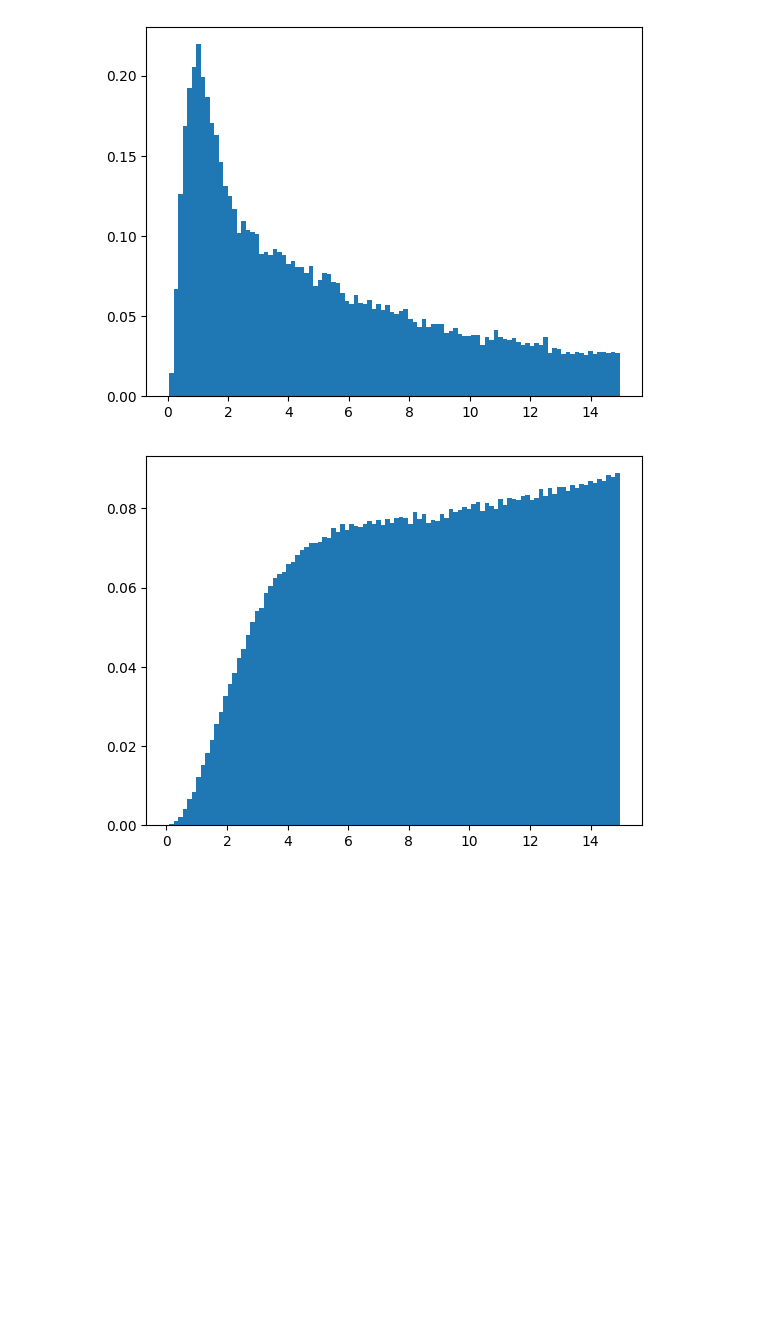
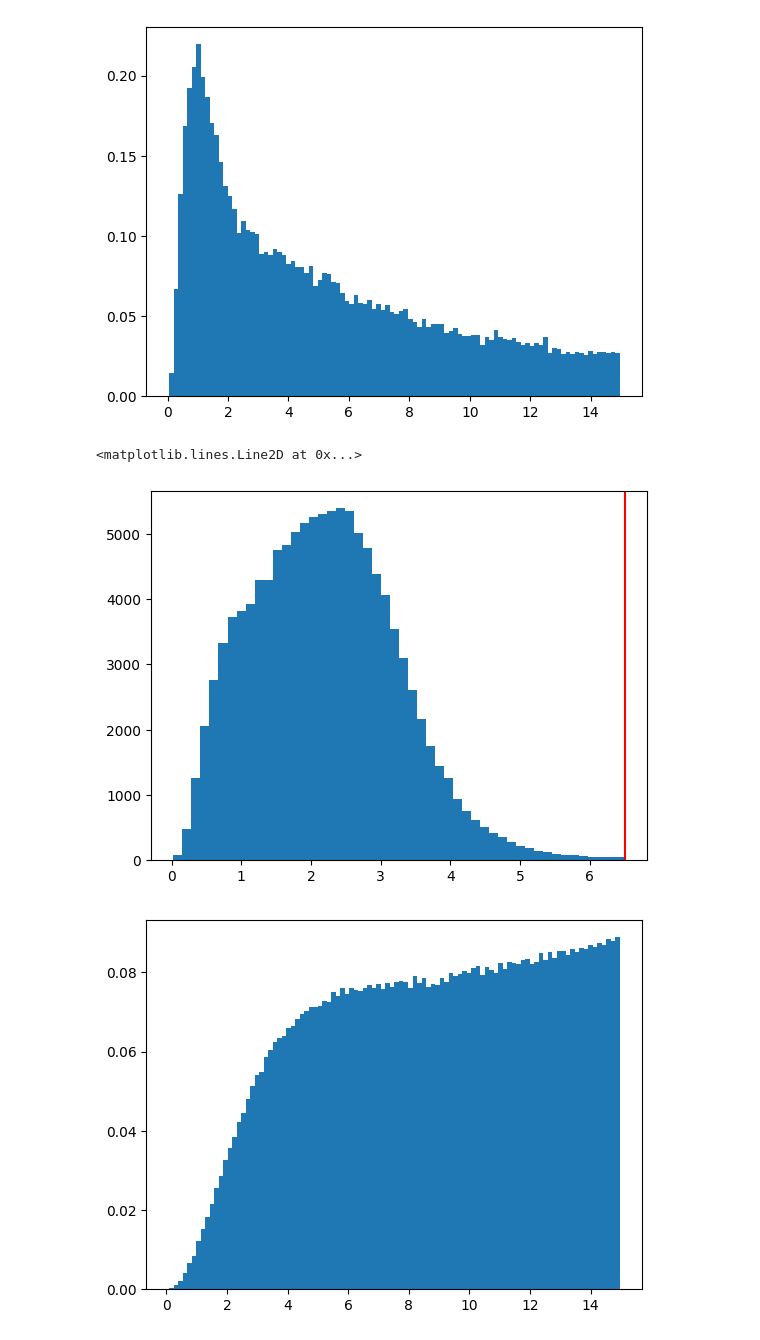
Before and after one commit to abby-moran/GW_pop_cosmo_inference, a Jupyter notebook: scripts/sandbox.ipynb, the cells around one changed output. Saved outputs shown, nothing was run; the diff lists cells and outputs as text; code cells hidden in the pictures; blank space fills up the shorter version.

```diff
--- a/scripts/sandbox.ipynb
+++ b/scripts/sandbox.ipynb
@@ -161,8 +173,15 @@ plt.hist(sel_samps_old['dL'], bins=100, density=True);
 # %% [output]
 [figure]
 # %%
-sel_file='../runs/mock_GWTC5_evo_zm19/sel_mockGW5_evo_zm19.h5'
-sel_samples=pd.read_hdf(sel_file, key='true_parameters')
+obs='../runs/mock_GWTC5_noevo/obs_mockGW5_noevo.h5'
+obs=pd.read_hdf(obs, key='observations')
+zs=cosmo_true.z_of_dL(obs['dl'].values)
+# %%
+plt.hist(zs, bins=50);
+plt.axvline(population_parameters['zmax'], color='red', label='zmax')
+# %% [output]
+<matplotlib.lines.Line2D at 0x...>
+[figure, added]
 # %%
 plt.hist(sel_samples['dL'], bins=100, density=True);
 # %% [output]
```
Also changed, not shown: parts of 4 cells of this notebook, 39 other files.
